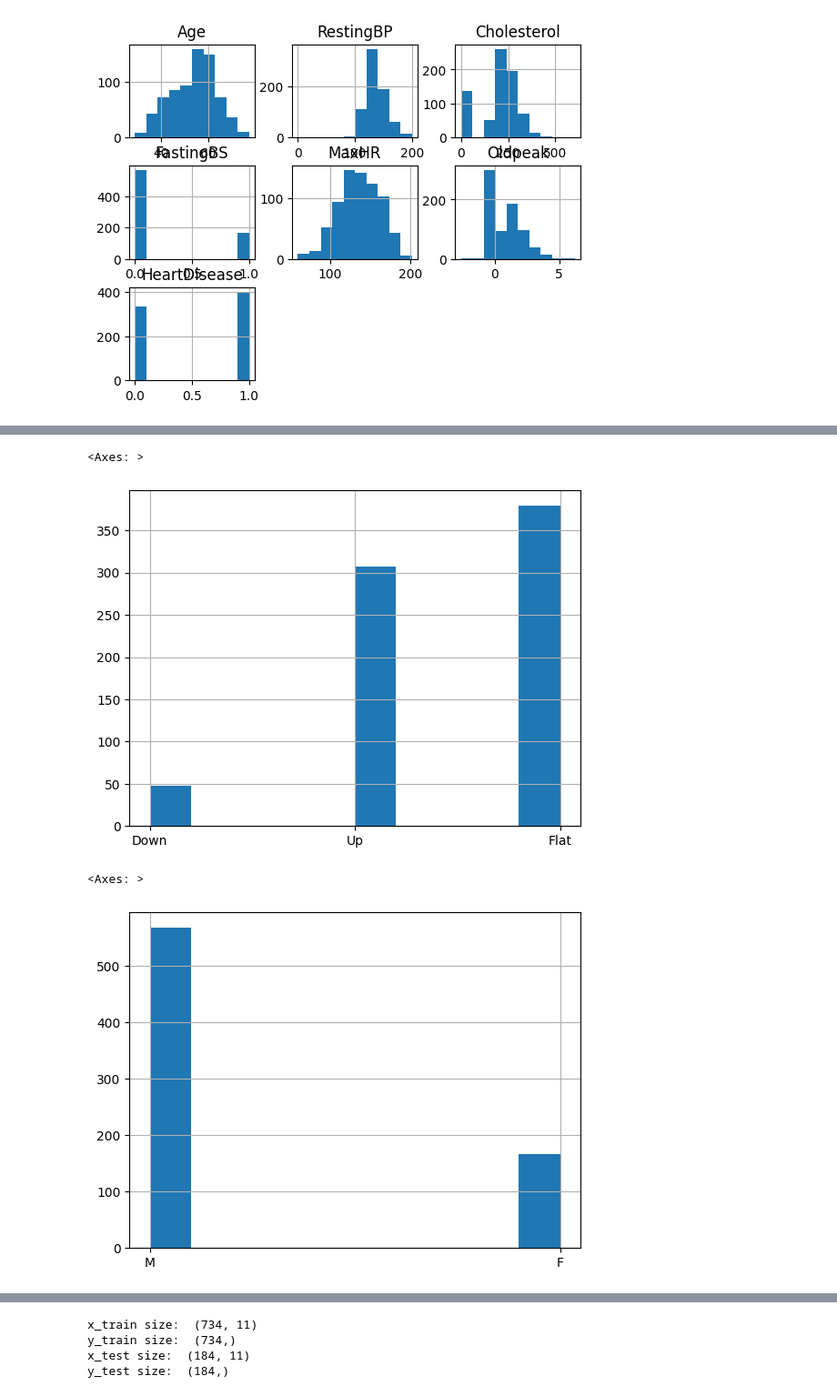
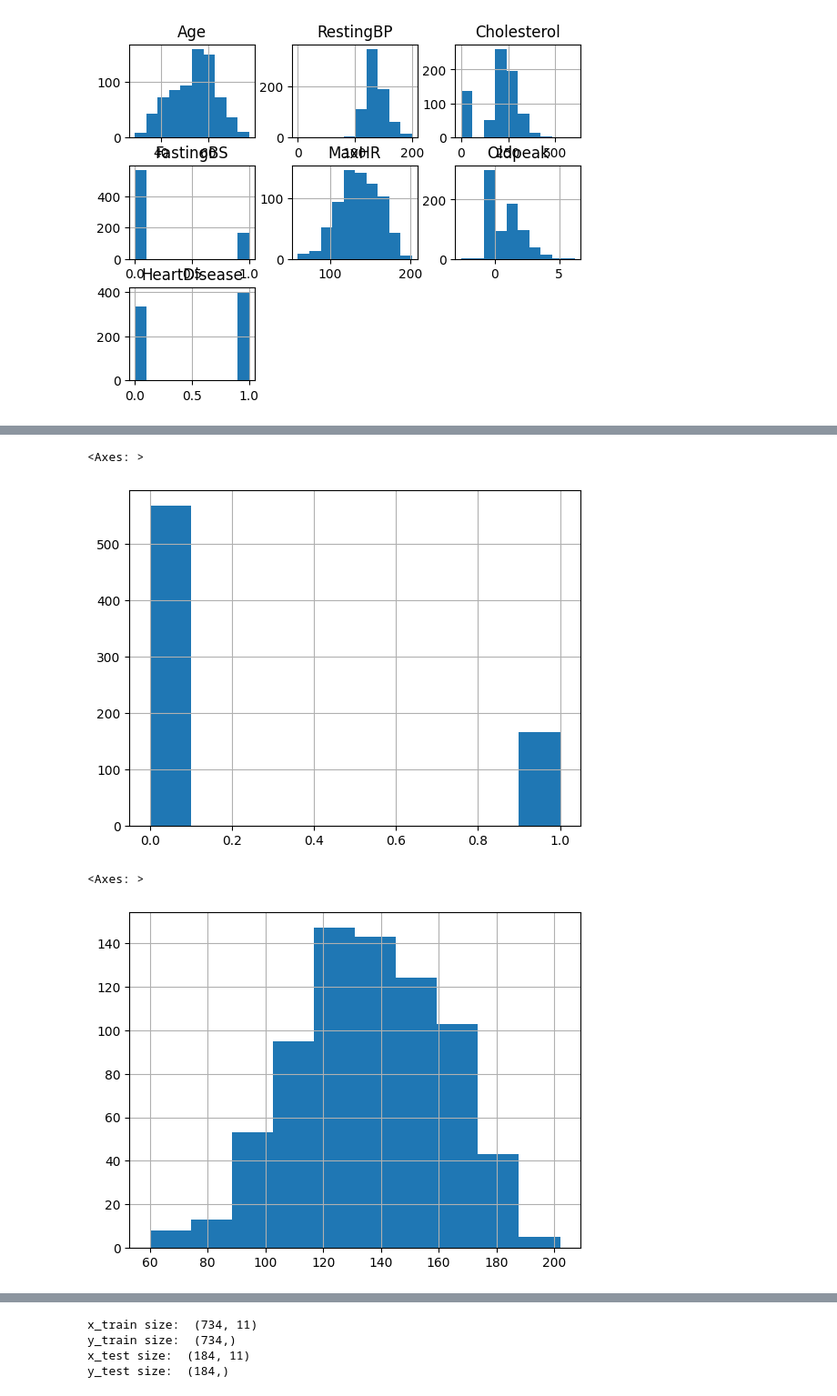
Before and after one commit to zinia94/M606_MachineLearning, a Jupyter notebook: notebook/heart_diseases_detection_ml_pipeline.ipynb, the cells around one changed output, grey strips where cells are left out. Shown: that part at 91% size. Drawn from its saved outputs; the diff is of its cells as text; code cells hidden in the pictures.

```diff
--- a/notebook/heart_diseases_detection_ml_pipeline.ipynb
+++ b/notebook/heart_diseases_detection_ml_pipeline.ipynb
@@ -34,5 +82,5 @@ df.head()
 # %%
-df_train, df_test = skms.train_test_split(df, train_size =0.8, random_state= 42)
+df_train, df_test = skms.train_test_split(df, test_size =0.20, random_state= 42)
 
 print("df size: ", df.shape)
 print("df_train size:", df_train.shape)
@@ -92,10 +182,10 @@ df_train['RestingECG'].hist()
 # %%
-df_train['ST_Slope'].hist()
+df_train['FastingBS'].hist()
 # %% [output]
 <Axes: >
-[figure, old version]
+[figure, new version]
 # %%
-df_train['Sex'].hist()
+df_train['MaxHR'].hist()
 # %% [output]
 <Axes: >
-[figure, old version]
+[figure, new version]
```
Also changed, not shown: parts of 60 cells of this notebook.
